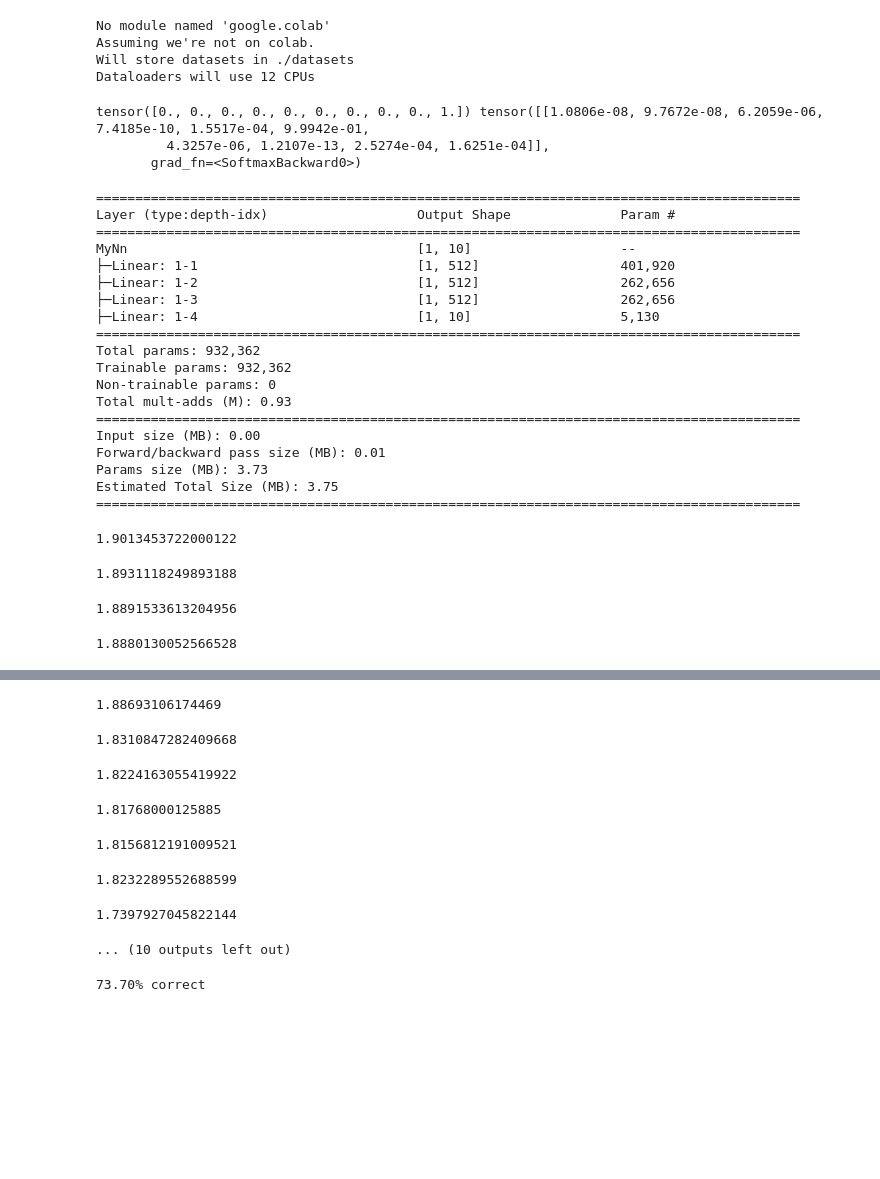
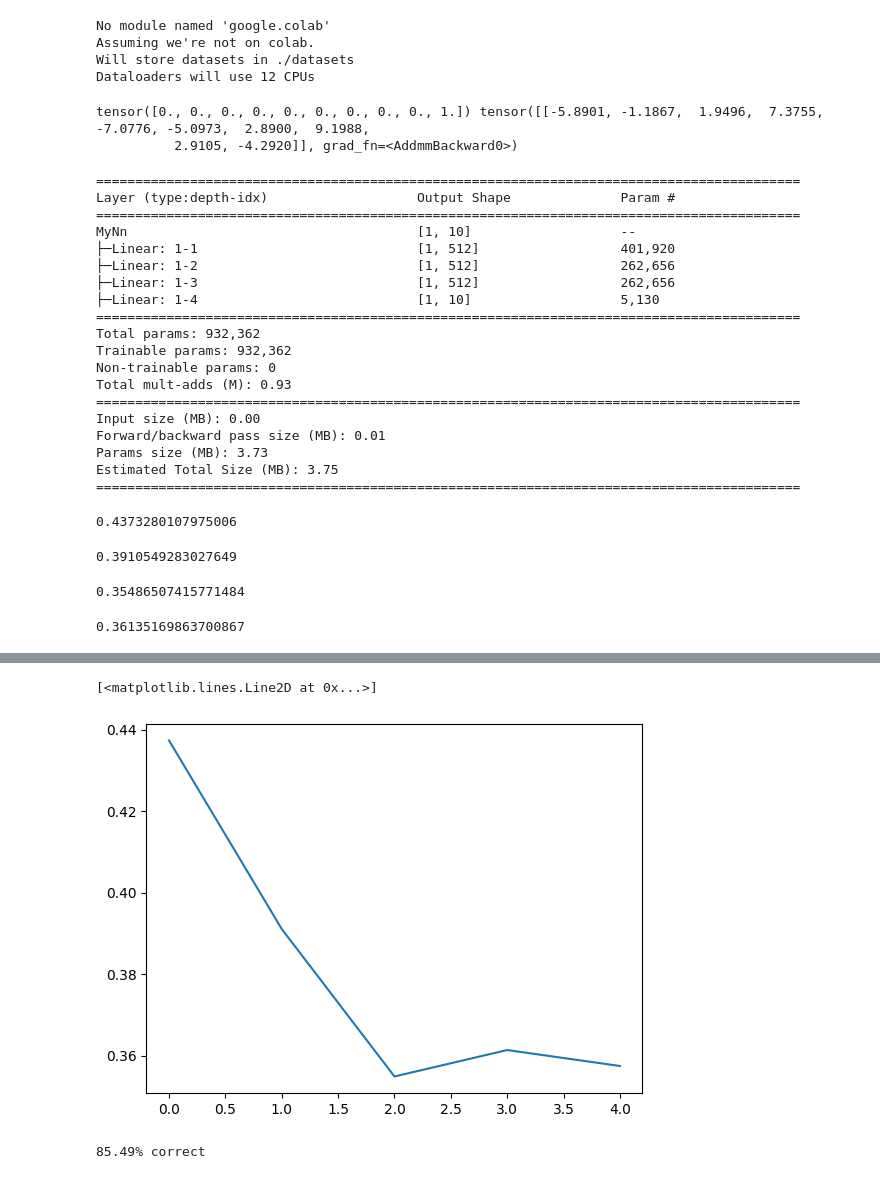
Before and after one commit to kyflores/zero2dcnn, a Jupyter notebook: 3a_fashionmnist_multilabel.ipynb, the cells around one changed output, grey strips where cells are left out. Cells and saved outputs as stored; diff of their text form; code cells hidden in the pictures; blank space fills up the shorter version.

```diff
--- a/3a_fashionmnist_multilabel.ipynb
+++ b/3a_fashionmnist_multilabel.ipynb
@@ -76,7 +76,6 @@ class MyNn(nn.Module):
         x = self.lin3(x)
         x = F.relu(x)
         x = self.lin4(x)
-        x = F.softmax(x, dim=-1)
         return x
 # %%
 class MyCnn(nn.Module):
@@ -115,9 +113,8 @@ target = mnist_train[0][1].float()
 print(target, testmodel(test))
 summary(testmodel, (1, 1, 28, 28))
 # %% [output]
-tensor([0., 0., 0., 0., 0., 0., 0., 0., 0., 1.]) tensor([[1.0806e-08, 9.7672e-08, 6.2059e-06, 7.4185e-10, 1.5517e-04, 9.9942e-01,
-         4.3257e-06, 1.2107e-13, 2.5274e-04, 1.6251e-04]],
-       grad_fn=<SoftmaxBackward0>)
+tensor([0., 0., 0., 0., 0., 0., 0., 0., 0., 1.]) tensor([[-5.8901, -1.1867,  1.9496,  7.3755, -7.0776, -5.0973,  2.8900,  9.1988,
+          2.9105, -4.2920]], grad_fn=<AddmmBackward0>)
 ==========================================================================================
 Layer (type:depth-idx)                   Output Shape              Param #
 ==========================================================================================
@@ -146,7 +143,7 @@ model = MyNn(28 * 28, 10, hidden_sz=1024).to(device)
 
 optimizer = torch.optim.SGD(model.parameters(), lr=0.001)
 lossfn = nn.CrossEntropyLoss()
-epochs = 20
+epochs = 5
 
 loss_plot = []
 for epoch in tqdm(range(epochs)):
@@ -174,7 +171,7 @@ for epoch in tqdm(range(epochs)):
 
 plt.plot(loss_plot)
 # %% [output]
-1.9013453722000122
+0.4373280107975006
-1.8931118249893188
+0.3910549283027649
-1.8891533613204956
+0.35486507415771484
-1.8880130052566528
+0.36135169863700867
@@ -182,20 +181,15 @@ plt.plot(loss_plot)
-1.88693106174469
+[<matplotlib.lines.Line2D at 0x...>]
-1.8310847282409668
-1.8224163055419922
-1.81768000125885
-1.8156812191009521
-1.8232289552688599
-1.7397927045822144
-... (10 outputs left out)
+[figure, added]
 # %%
 total = len(mnist_eval)
 correct = 0
 with torch.no_grad():
     for image, target in mnist_eval:
         pred = model(image.float().to(device))
+        pred = F.softmax(pred, dim=1)
         if torch.allclose(pred.round().long().cpu(), target.cpu()):
             correct += 1
 
     print("{:.2f}% correct".format(100*correct/total))
 # %% [output]
-73.70% correct
+85.49% correct
```
Also changed, not shown: parts of 2 cells of this notebook, 5 other files.
